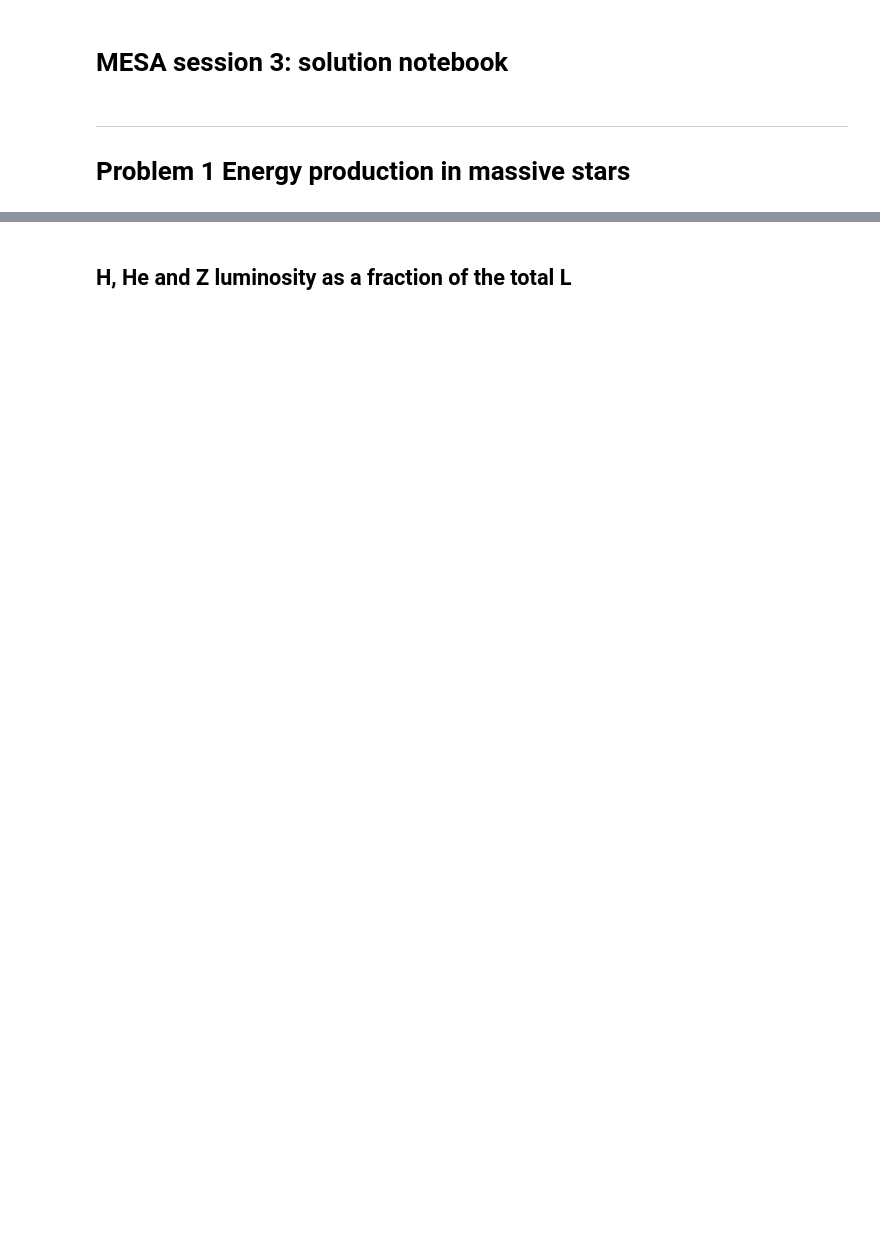
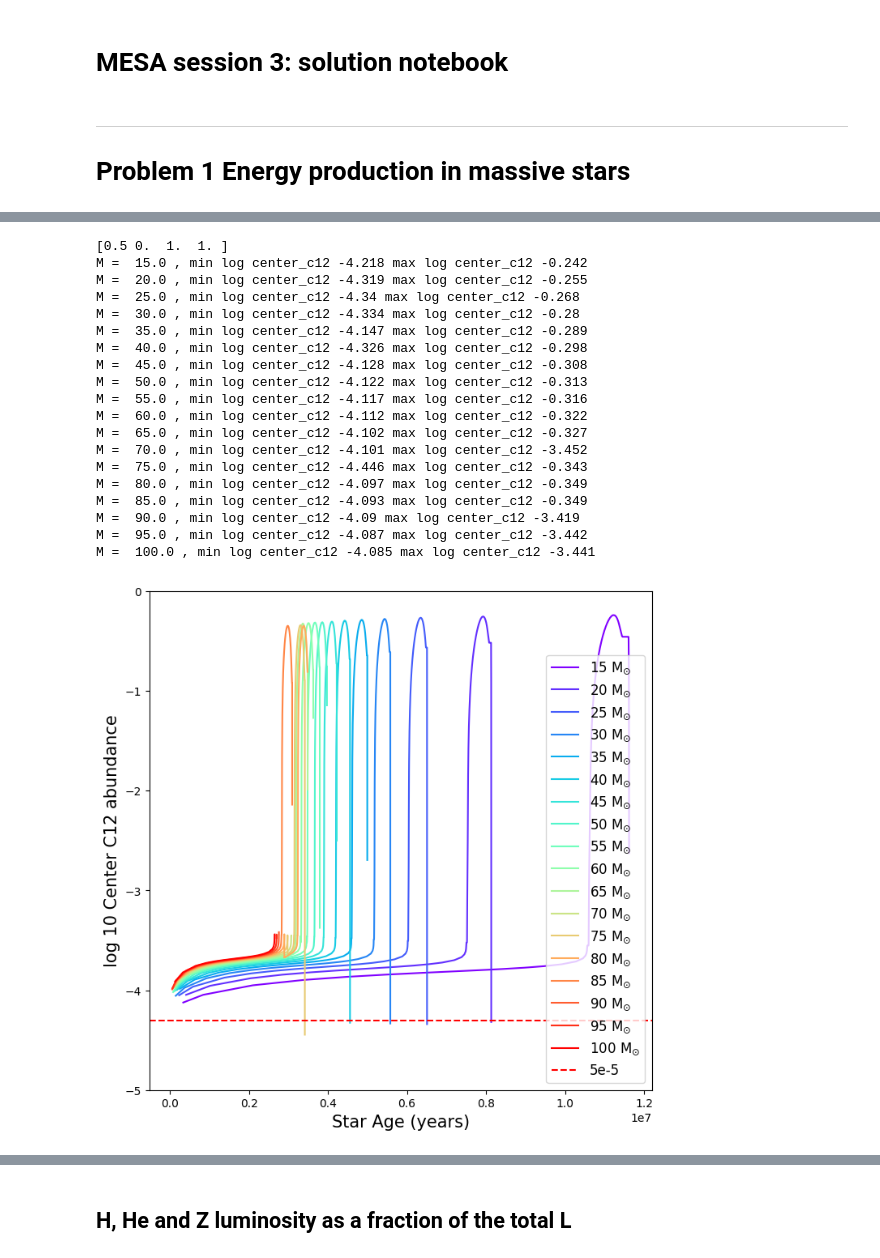
Before and after one commit to LiekeVanSon/ASBE-course, a Jupyter notebook: practicum/session3/solutions_session3/solutions_session3.ipynb, the cells around one changed output, grey strips where cells are left out. Cells and saved outputs as stored; diff of their text form; code cells hidden in the pictures; blank space fills up the shorter version.

```diff
--- a/practicum/session3/solutions_session3/solutions_session3.ipynb
+++ b/practicum/session3/solutions_session3/solutions_session3.ipynb
@@ -151,0 +203,42 @@ colors = plt.cm.plasma(np.linspace(0,1,4)) #3rd num is the number of colours Set
+# %%
+colors = plt.cm.rainbow(np.linspace(0,1,len(history_list))) #3rd num is the number of colours Set2
+print(colors[0])
+
+fig, ax = plt.subplots(figsize=(8, 8))
+for i, hist in enumerate(history_list):
+    print('M = ', np.round(hist.star_mass[0]), ', min log center_c12', np.round(min(np.log10(hist.center_c12)),3), 'max log center_c12', np.round(max(np.log10(hist.center_c12)),3)    )
+    # identify start of MS
+    start = np.flatnonzero(np.asarray(hist.center_h1) < 0.69)[0] if (np.asarray(hist.center_h1) < 0.69).any() else 0
+
+    ax.plot(hist.star_age[start:], np.log10(hist.center_c12[start:]) , c = colors[i], label=HistNameList[i])
+    # ax.plot(hist.star_age[start:], np.log10(hist.center_he4[start:]) , ls = '--', c = colors[i], label=None)
+
+plt.axhline(np.log10(5e-5), color='red', linestyle='--', label='5e-5')
+plt.legend(fontsize=12)
+# ax.set_xlim(3.45, 4.9)
+ax.set_ylim(-5, 0)
+# ax.invert_xaxis()
+plt.xlabel('Star Age (years)', fontsize=15)
+plt.ylabel('log 10 Center C12 abundance', fontsize=15)
+plt.show()
+# %% [output]
+[0.5 0.  1.  1. ]
+M =  15.0 , min log center_c12 -4.218 max log center_c12 -0.242
+M =  20.0 , min log center_c12 -4.319 max log center_c12 -0.255
+M =  25.0 , min log center_c12 -4.34 max log center_c12 -0.268
+M =  30.0 , min log center_c12 -4.334 max log center_c12 -0.28
+M =  35.0 , min log center_c12 -4.147 max log center_c12 -0.289
+M =  40.0 , min log center_c12 -4.326 max log center_c12 -0.298
+M =  45.0 , min log center_c12 -4.128 max log center_c12 -0.308
+M =  50.0 , min log center_c12 -4.122 max log center_c12 -0.313
+M =  55.0 , min log center_c12 -4.117 max log center_c12 -0.316
+M =  60.0 , min log center_c12 -4.112 max log center_c12 -0.322
+M =  65.0 , min log center_c12 -4.102 max log center_c12 -0.327
+M =  70.0 , min log center_c12 -4.101 max log center_c12 -3.452
+M =  75.0 , min log center_c12 -4.446 max log center_c12 -0.343
+M =  80.0 , min log center_c12 -4.097 max log center_c12 -0.349
+M =  85.0 , min log center_c12 -4.093 max log center_c12 -0.349
+M =  90.0 , min log center_c12 -4.09 max log center_c12 -3.419
+M =  95.0 , min log center_c12 -4.087 max log center_c12 -3.442
+M =  100.0 , min log center_c12 -4.085 max log center_c12 -3.441
+[figure, added]
```
Also changed, not shown: parts of 19 cells of this notebook, 17 other files.
